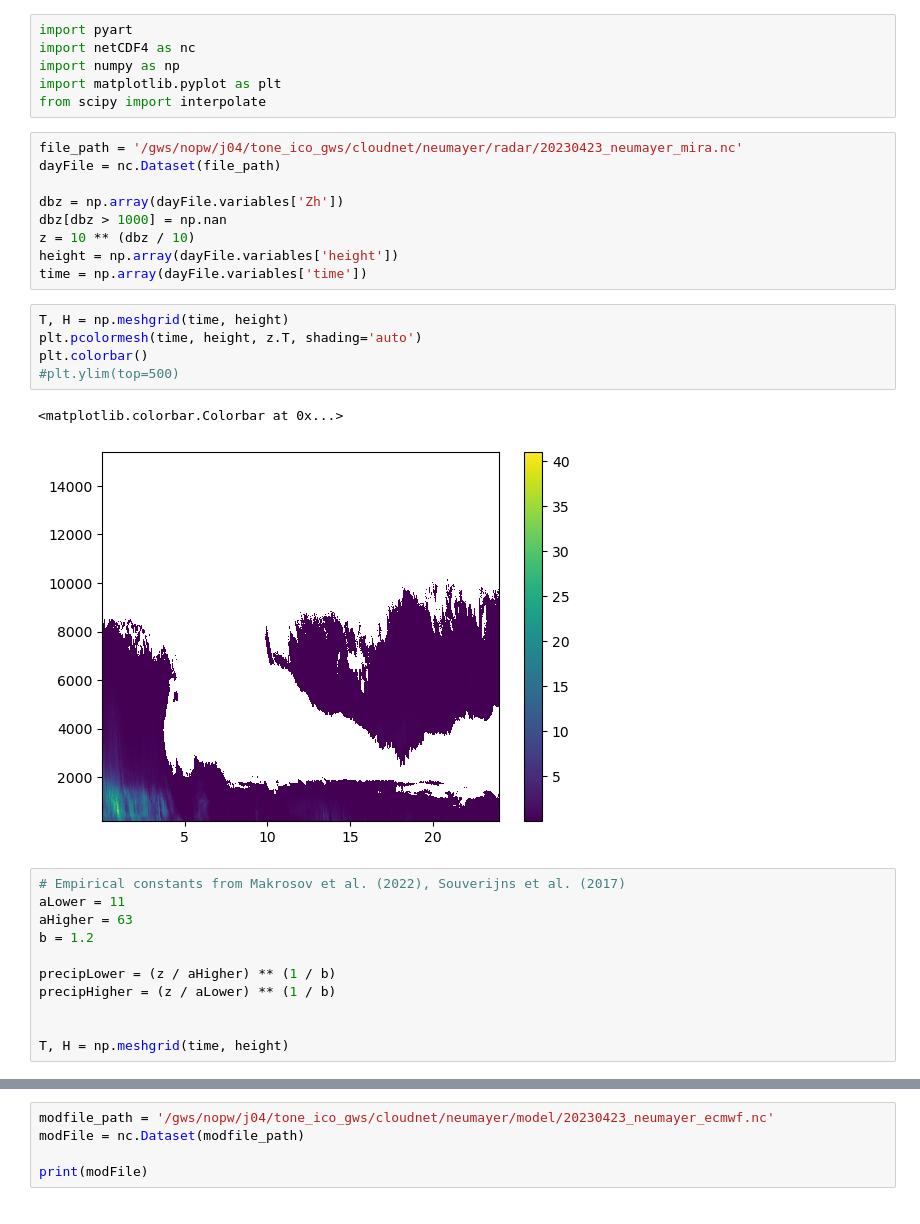
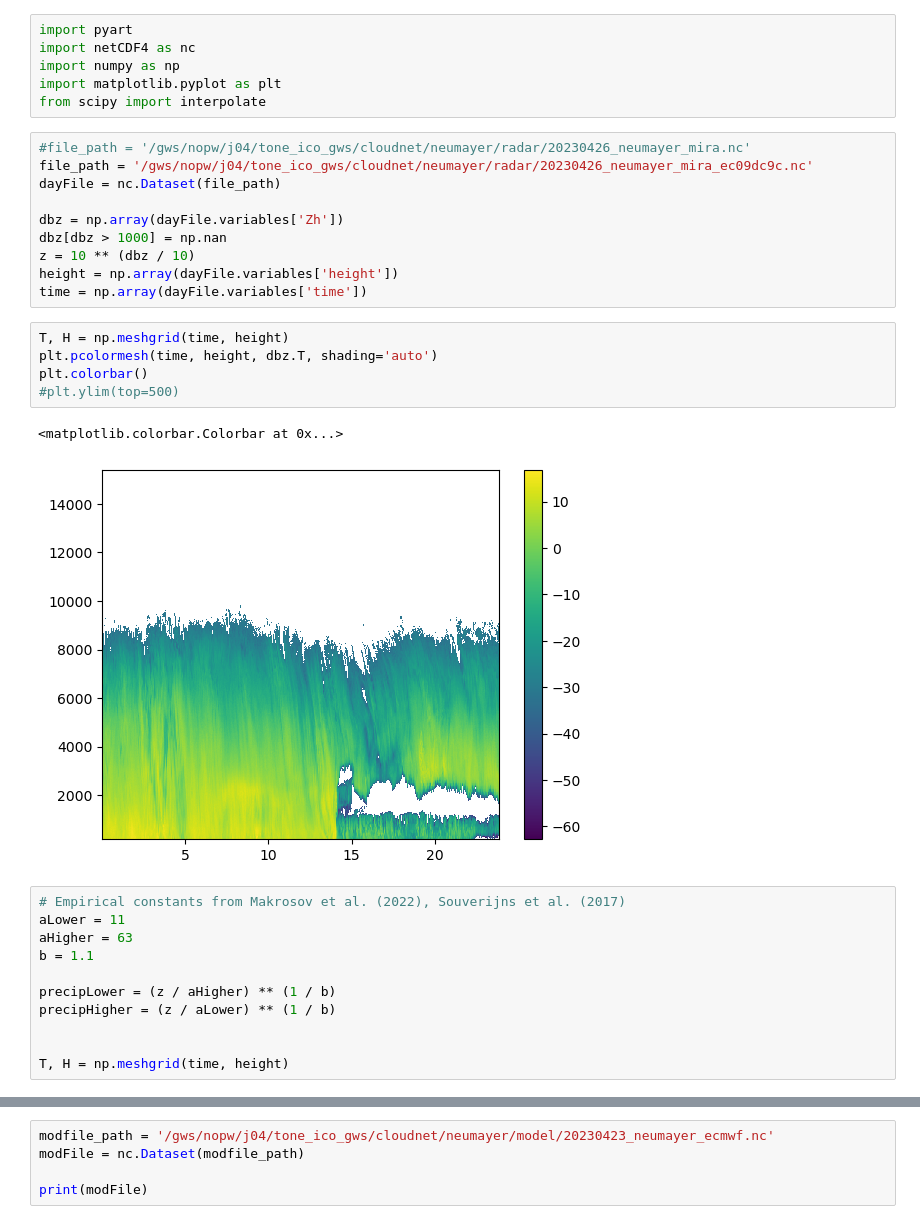
Before and after one commit to Troll-Observing-Network/neumayer-snowfall, a Jupyter notebook: SnowfallConvert.ipynb, the cells around one changed output, grey strips where cells are left out. Cells and saved outputs as stored; diff of their text form.

```diff
--- a/SnowfallConvert.ipynb
+++ b/SnowfallConvert.ipynb
@@ -5,7 +5,8 @@ import numpy as np
 import matplotlib.pyplot as plt
 from scipy import interpolate
 # %%
-file_path = '/gws/nopw/j04/tone_ico_gws/cloudnet/neumayer/radar/20230423_neumayer_mira.nc'
+#file_path = '/gws/nopw/j04/tone_ico_gws/cloudnet/neumayer/radar/20230426_neumayer_mira.nc'
+file_path = '/gws/nopw/j04/tone_ico_gws/cloudnet/neumayer/radar/20230426_neumayer_mira_ec09dc9c.nc'
 dayFile = nc.Dataset(file_path)
 
 dbz = np.array(dayFile.variables['Zh'])
@@ -15,17 +16,17 @@ height = np.array(dayFile.variables['height'])
 time = np.array(dayFile.variables['time'])
 # %%
 T, H = np.meshgrid(time, height)
-plt.pcolormesh(time, height, z.T, shading='auto')
+plt.pcolormesh(time, height, dbz.T, shading='auto')
 plt.colorbar()
 #plt.ylim(top=500)
 # %% [output]
 <matplotlib.colorbar.Colorbar at 0x...>
-[figure, old version]
+[figure, new version]
 # %%
 # Empirical constants from Makrosov et al. (2022), Souverijns et al. (2017)
 aLower = 11
 aHigher = 63
-b = 1.2
+b = 1.1
 
 precipLower = (z / aHigher) ** (1 / b)
 precipHigher = (z / aLower) ** (1 / b)
```
Also changed, not shown: parts of 6 cells of this notebook, 3 other files.
